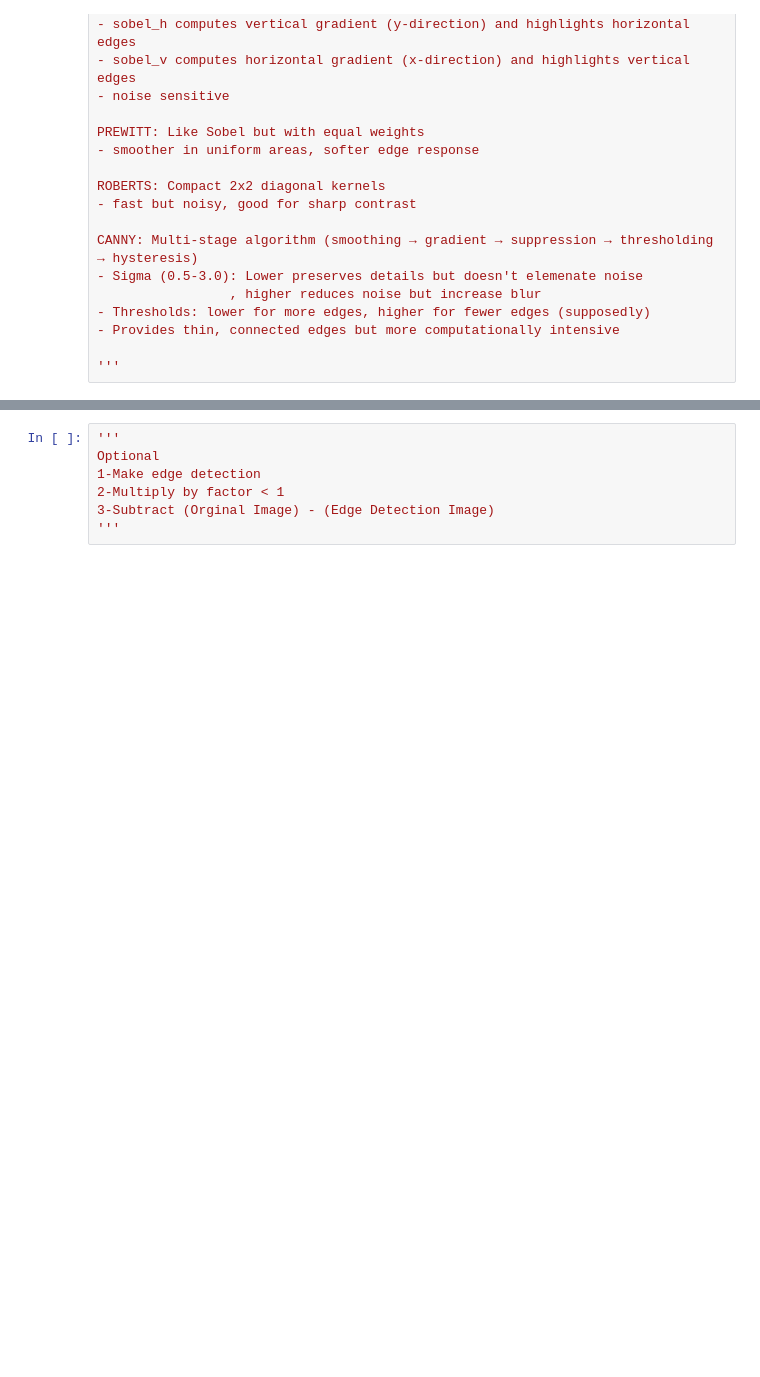
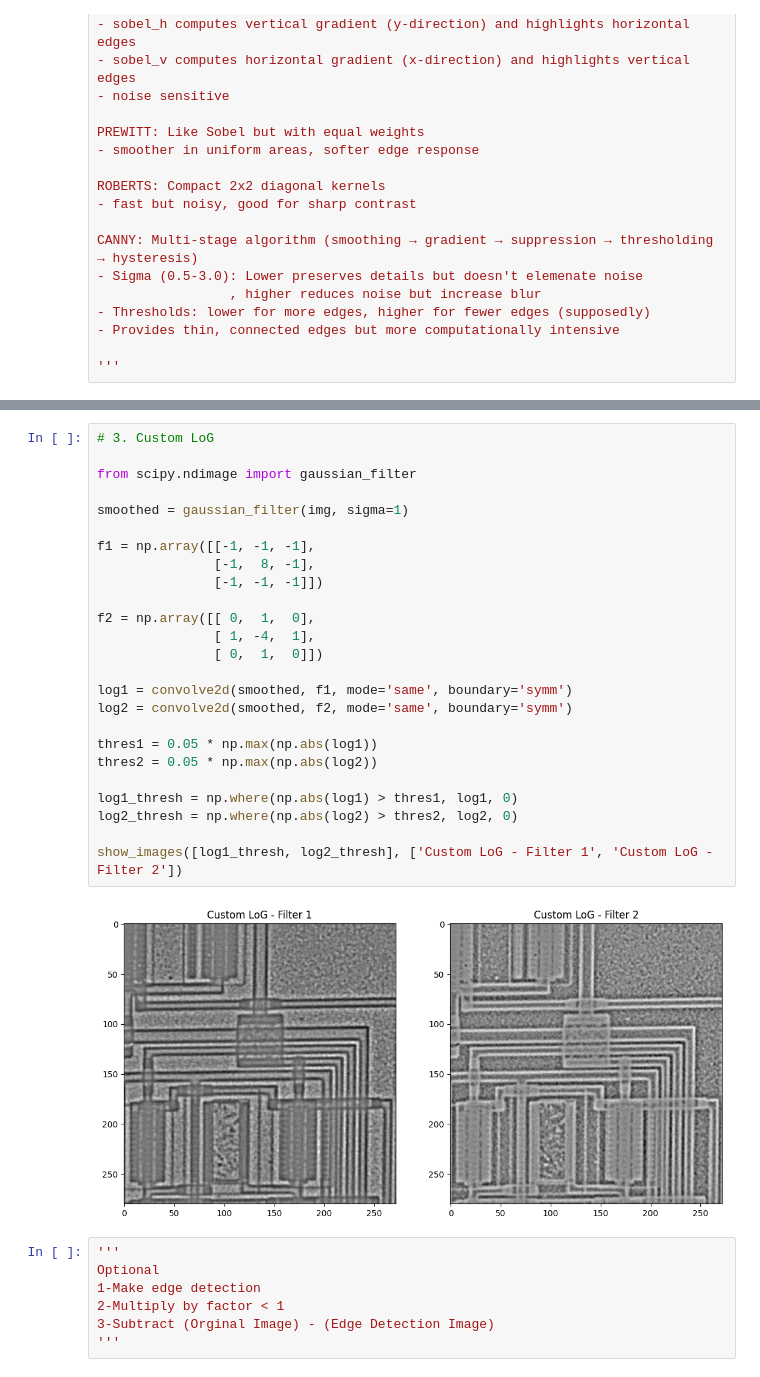
Before and after one commit to gehadnasser-2004/image-proccessing, a Jupyter notebook: lab5-std/Lab_Edge_Detection_STD.ipynb, the cells around one changed output, grey strips where cells are left out. Cells and saved outputs as stored; diff of their text form; blank space fills up the shorter version.

```diff
--- a/lab5-std/Lab_Edge_Detection_STD.ipynb
+++ b/lab5-std/Lab_Edge_Detection_STD.ipynb
@@ -90,3 +111,30 @@ thres= 20
+# %%
+# 3. Custom LoG
+
+from scipy.ndimage import gaussian_filter
+
+smoothed = gaussian_filter(img, sigma=1)
+
+f1 = np.array([[-1, -1, -1],
+               [-1,  8, -1],
+               [-1, -1, -1]])
+
+f2 = np.array([[ 0,  1,  0],
+               [ 1, -4,  1],
+               [ 0,  1,  0]])
+
+log1 = convolve2d(smoothed, f1, mode='same', boundary='symm')
+log2 = convolve2d(smoothed, f2, mode='same', boundary='symm')
+
+thres1 = 0.05 * np.max(np.abs(log1))
+thres2 = 0.05 * np.max(np.abs(log2))
+
+log1_thresh = np.where(np.abs(log1) > thres1, log1, 0)
+log2_thresh = np.where(np.abs(log2) > thres2, log2, 0)
+
+show_images([log1_thresh, log2_thresh], ['Custom LoG - Filter 1', 'Custom LoG - Filter 2'])
+# %% [output]
+[figure, added]
 # %%
 '''
 Optional
```
Also changed, not shown: parts of 5 cells of this notebook.
